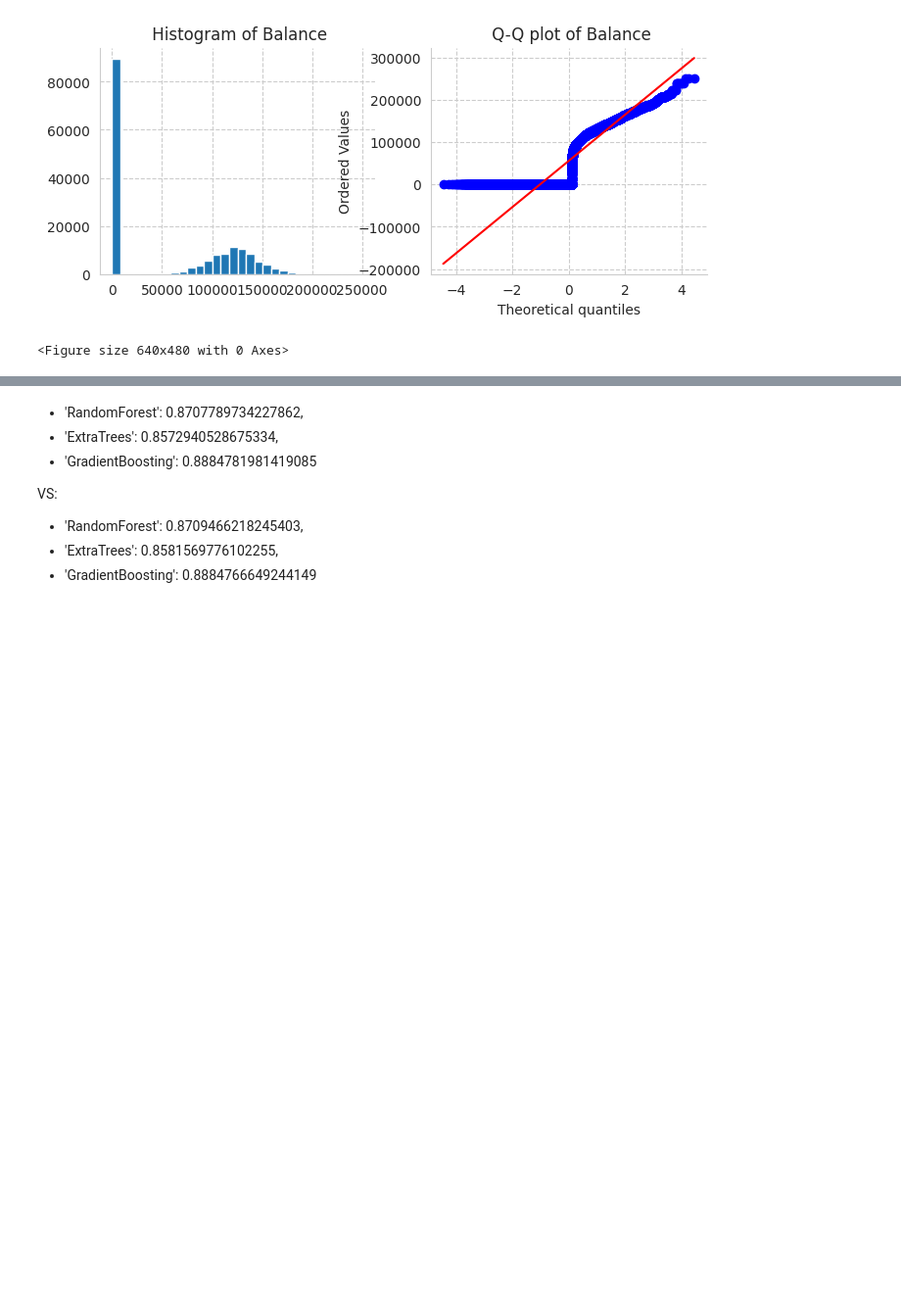
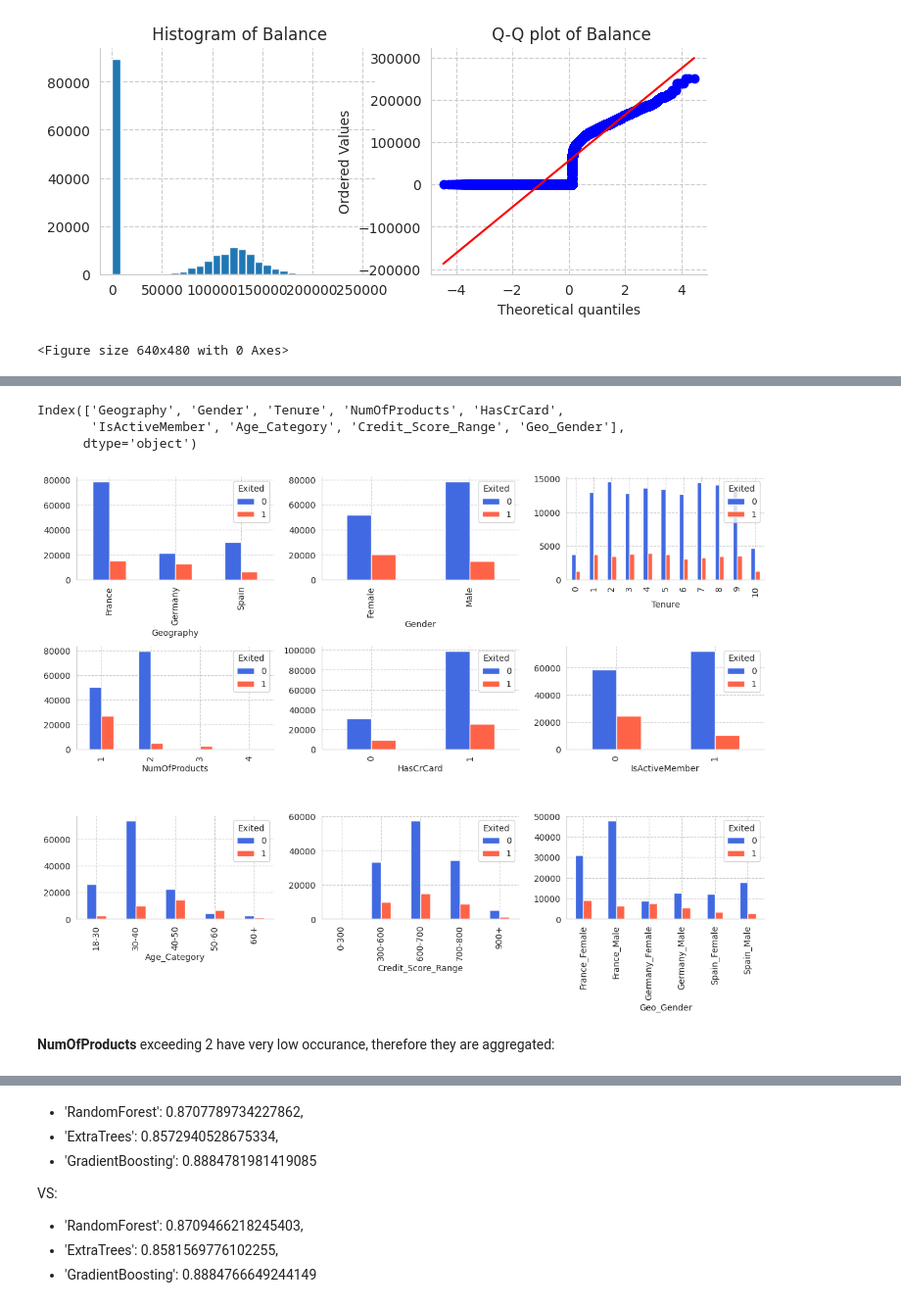
Before and after one commit to fabriziobasso/kaggle, a Jupyter notebook: S4E1_EDA.ipynb, the cells around one changed output, grey strips where cells are left out. Shown at 98% size. Drawn from its saved outputs; the diff is of its cells as text; code cells hidden in the pictures; blank space fills up the shorter version.

```diff
--- a/S4E1_EDA.ipynb
+++ b/S4E1_EDA.ipynb
@@ -1270,0 +1395,16 @@ diagnostic_plots(df_, "Balance");
+# %%
+X = train.reset_index().drop(columns=['Exited', 'id', 'CustomerId', 'Surname'])
+y = train['Exited']
+
+cat_cols = X.select_dtypes(include=['object','int64','category']).columns
+cat_cols
+# %% [output]
+Index(['Geography', 'Gender', 'Tenure', 'NumOfProducts', 'HasCrCard',
+       'IsActiveMember', 'Age_Category', 'Credit_Score_Range', 'Geo_Gender'],
+      dtype='object')
+# %%
+plot_cat_features(train,cat_cols, rows=3, figsize=(12,9))
+# %% [output]
+[figure, added]
+# %% [markdown]
+**NumOfProducts** exceeding 2 have very low occurance, therefore they are aggregated:
```
Also changed, not shown: parts of 37 cells of this notebook.
